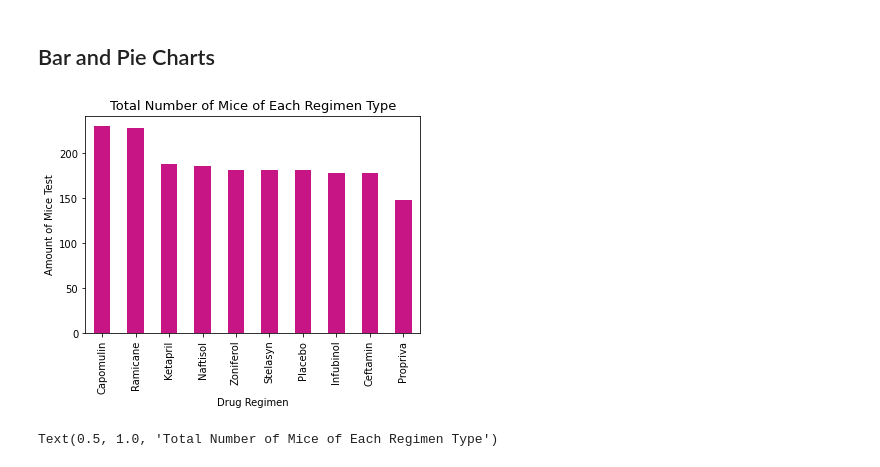
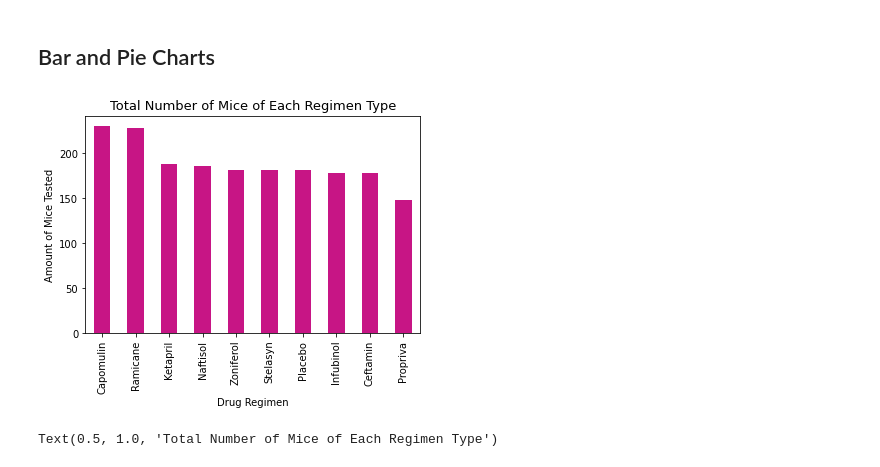
Before and after one commit to sumitz1207/Matplotlib-challenge-05, a Jupyter notebook: pymaceuticals.ipynb, the cells around one changed output. Cells and saved outputs as stored; diff of their text form; code cells hidden in the pictures.

```diff
--- a/pymaceuticals.ipynb
+++ b/pymaceuticals.ipynb
@@ -112,17 +112,17 @@ regimen_summary
 # %%
 # Generate a bar plot showing the total number of mice for each treatment throughout the course of the study using pandas.
 regimen = main_df.groupby('Drug Regimen').count()['Mouse ID']
 regimen = regimen.sort_values(ascending=False)
 bar_df = pd.DataFrame(regimen)
 
 bar_df.plot.bar(legend=False, color="mediumvioletred")
 
 plt.xlabel("Drug Regimen")
-plt.ylabel("Amount of Mice Test")
+plt.ylabel("Amount of Mice Tested")
 plt.title("Total Number of Mice of Each Regimen Type", fontsize=13)
 plt.show()
 # %% [output]
-[figure, old version]
+[figure, new version]
 # %%
 # Generate a bar plot showing the total number of mice for each treatment throughout the course of the study using pyplot.
 plt.bar([x for x in np.arange(len(regimen))], bar_df['Mouse ID'],color="olivedrab")
```
Also changed, not shown: 1 other file.
